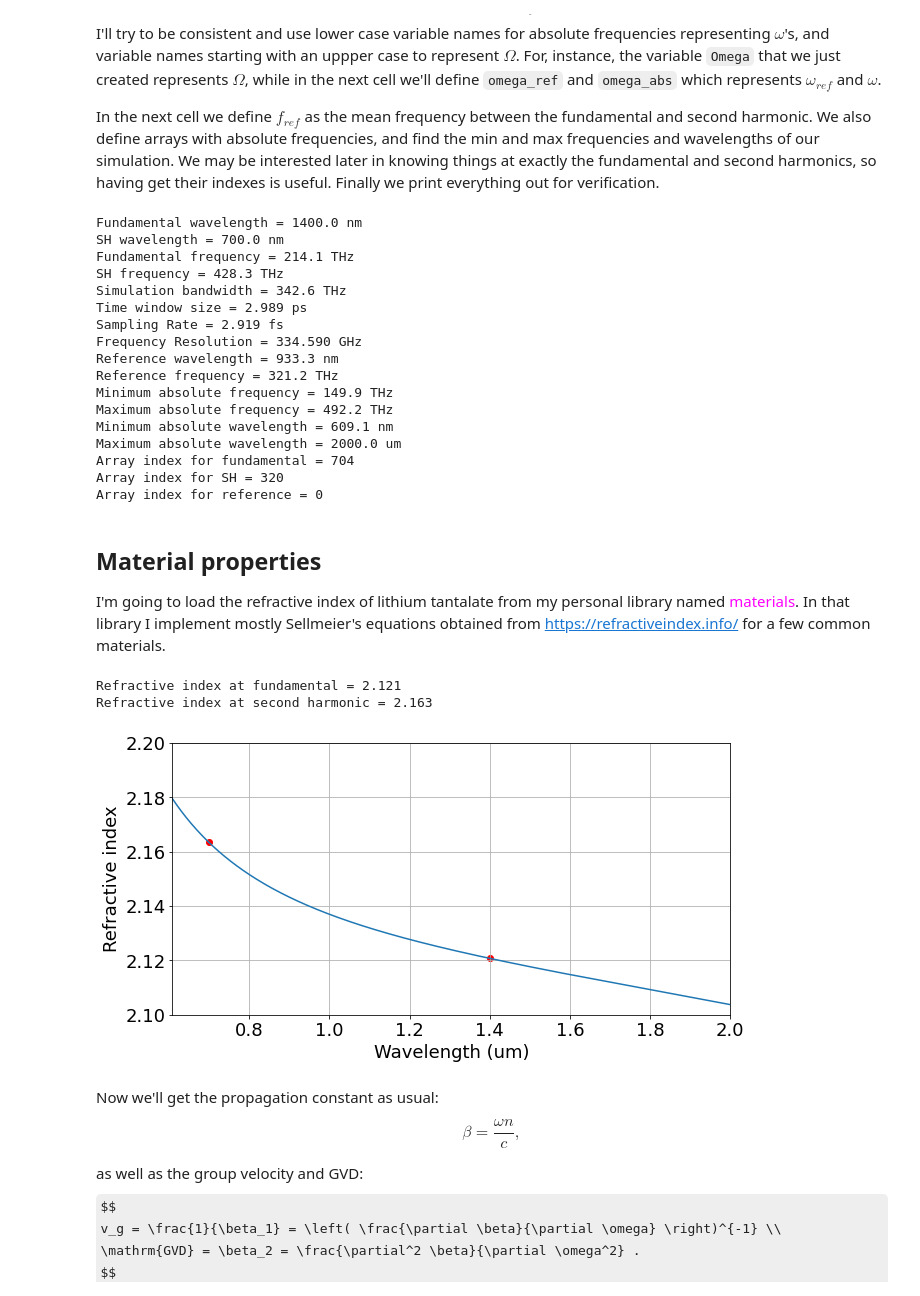
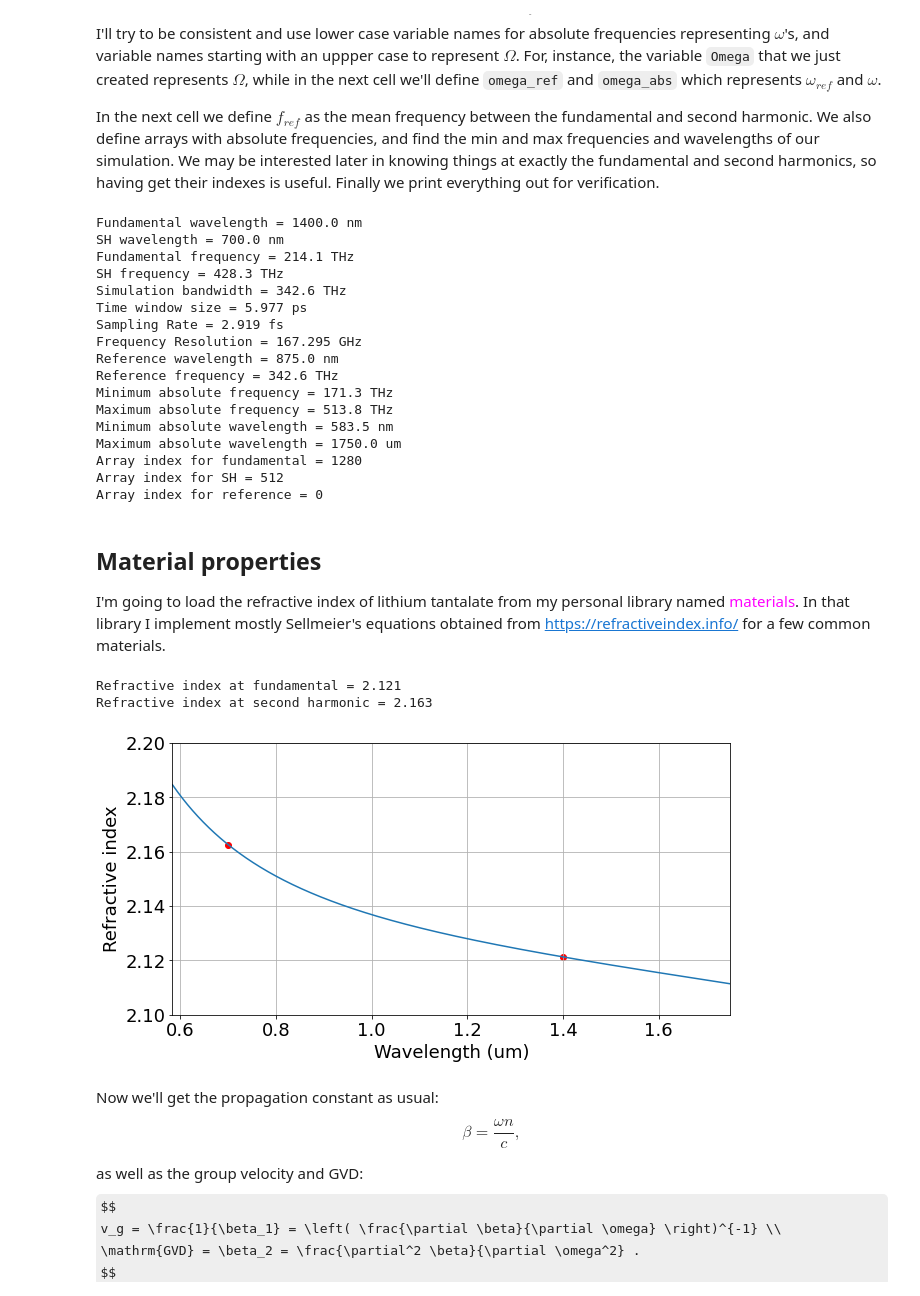
Before and after one commit to ledezmaluism/snow, a Jupyter notebook: Notebooks/NEE_test_Example1_SHG.ipynb, the cells around one changed output. Drawn from its saved outputs; the diff is of its cells as text; code cells hidden in the pictures; some formulas as TeX source.

```diff
--- a/Notebooks/NEE_test_Example1_SHG.ipynb
+++ b/Notebooks/NEE_test_Example1_SHG.ipynb
@@ -88,10 +92,12 @@ wl_sh = c/f0_sh
 
 #In this example we only care about fundamental and second harmonic,
 #so, let's set the bandwidth accordingly
-BW = 1.2*f0_sh - 0.8*f0_ff
+f_min = 0.8*f0_ff
+f_max = 1.2*f0_sh
+BW = f_max - f_min
 
 #Now we can create the time and frequency arrays
-NFFT = 2**10
+NFFT = 2**11
 Tmax = NFFT/BW
 dt = 1/BW
 t_start = -2.5*ps
@@ -107,7 +113,7 @@ I'll try to be consistent and use lower case variable names for absolute frequen
 In the next cell we define $f_{ref}$ as the mean frequency between the fundamental and second harmonic. We also define arrays with absolute frequencies, and find the min and max frequencies and wavelengths of our simulation. We may be interested later in knowing things at exactly the fundamental and second harmonics, so having get their indexes is useful. Finally we print everything out for verification.
 # %%
 #Reference frequency
-f_ref = (f0_ff + f0_sh)/2
+f_ref = (f_min + f_max)/2
 wl_ref = c/f_ref
 omega_ref = 2*pi*f_ref
 
@@ -148,17 +154,17 @@ SH wavelength = 700.0 nm
 Fundamental frequency = 214.1 THz
 SH frequency = 428.3 THz
 Simulation bandwidth = 342.6 THz
-Time window size = 2.989 ps
+Time window size = 5.977 ps
 Sampling Rate = 2.919 fs
-Frequency Resolution = 334.590 GHz
-Reference wavelength = 933.3 nm
-Reference frequency = 321.2 THz
-Minimum absolute frequency = 149.9 THz
-Maximum absolute frequency = 492.2 THz
-Minimum absolute wavelength = 609.1 nm
-Maximum absolute wavelength = 2000.0 um
-Array index for fundamental = 704
-Array index for SH = 320
+Frequency Resolution = 167.295 GHz
+Reference wavelength = 875.0 nm
+Reference frequency = 342.6 THz
+Minimum absolute frequency = 171.3 THz
+Maximum absolute frequency = 513.8 THz
+Minimum absolute wavelength = 583.5 nm
+Maximum absolute wavelength = 1750.0 um
+Array index for fundamental = 1280
+Array index for SH = 512
 Array index for reference = 0
 # %% [markdown]
 ## Material properties
@@ -166,32 +172,33 @@ Array index for reference = 0
 I'm going to load the refractive index of lithium tantalate from my personal library named <font color=magenta> materials</font>. In that library I implement mostly Sellmeier's equations obtained from https://refractiveindex.info/ for a few common materials.
 # %%
 def n_func(wl):
-    n = materials.refractive_index('LT_MgO_e', wl/um)
+#     n = materials.refractive_index('LT_MgO_e', wl/um)
+    n = materials.refractive_index('LT_SLT', wl/um)
     return n
 
 nLN = n_func(wl_abs)
 nw = nLN[f0_ff_index]
 n2w = nLN[f0_sh_index]
 
 plt.rcParams['figure.figsize'] = [10, 5]
 fig = plt.figure()
 ax1 = fig.add_subplot(111)
 
 ax1.plot(fftshift(wl_abs/um), fftshift(nLN))
 ax1.scatter(wl_abs[f0_ff_index]/um, nw, c='r')
 ax1.scatter(wl_abs[f0_sh_index]/um, n2w, c='r')
 ax1.set_xlim([wl_min/um, wl_max/um])
 ax1.set_ylim([2.1,2.2])
 ax1.set_xlabel('Wavelength (um)')
 ax1.set_ylabel('Refractive index')
 ax1.grid(True)
 
 print('Refractive index at fundamental = %0.3f' %(nw))
 print('Refractive index at second harmonic = %0.3f ' %(n2w))
 # %% [output]
 Refractive index at fundamental = 2.121
 Refractive index at second harmonic = 2.163
-[figure, old version]
+[figure, new version]
 # %% [markdown]
 Now we'll get the propagation constant as usual:
 $$ \beta = \frac{\omega n}{c} ,$$
```
Also changed, not shown: parts of 40 cells of this notebook.
